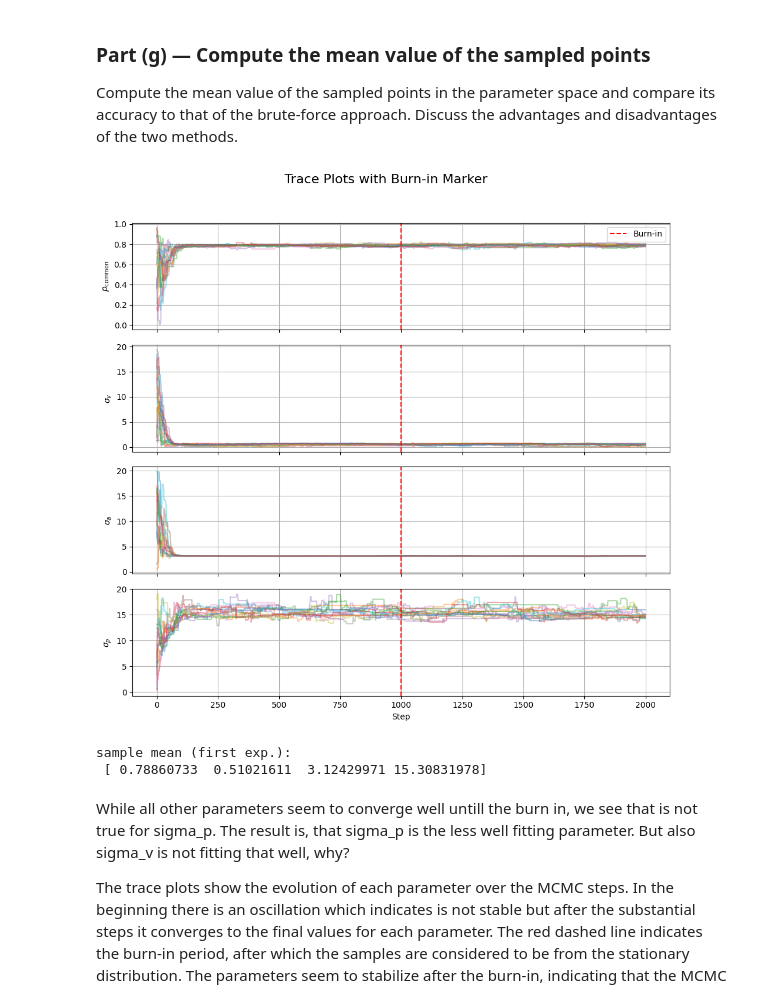
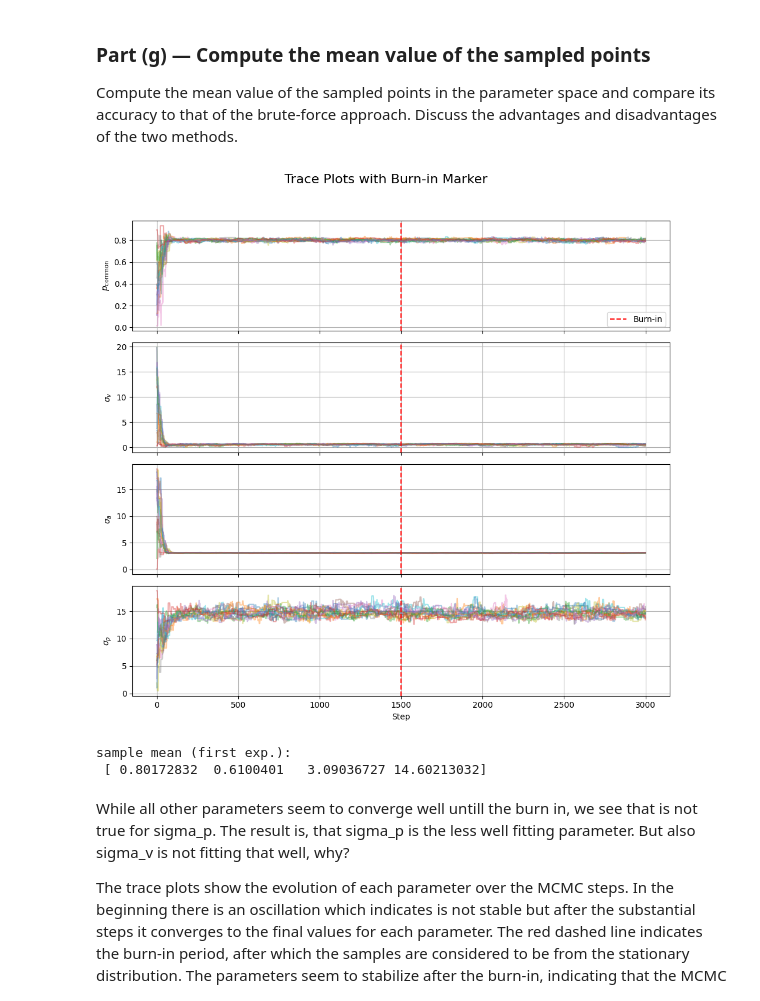
Before and after one commit to Anina2407/Causal-Inference-in-Multisensory-Perception, a Jupyter notebook: msi.ipynb, the cells around one changed output. Drawn from its saved outputs; the diff is of its cells as text; code cells hidden in the pictures.

```diff
--- a/msi.ipynb
+++ b/msi.ipynb
@@ -1332,7 +1334,7 @@ def log_posterior(theta, data_exp):
         return -np.inf
     return lp + compute_loglikelihood(data_exp, *theta)
 # %%
-def MCMC_sampler(log_posterior, data_exp, nwalkers=15, nsteps=2000, discard_factor=2, thin_factor=0.5):
+def MCMC_sampler_SHK(log_posterior, data_exp, nwalkers=15, nsteps=2000, discard_factor=2, thin_factor=0.5):
     """
     Perform MCMC sampling using emcee.
 
@@ -1373,6 +1375,31 @@ def MCMC_sampler(log_posterior, data_exp, nwalkers=15, nsteps=2000, discard_fact
     # Extract samples after burn-in and thinning
     samples = sampler.get_chain(discard=discard, thin=thin, flat=True)
     return samples, sampler
+# %%
+import emcee
+import corner
+
+def MCMC_sampler(log_posterior, data_exp):
+    ndim = 4  # 4 parameter: p_common, sigma_v, sigma_a, sigma_p
+    nwalkers = 15  # number of parallel chains; nwalkers >= 2*ndim
+# independent random samples for each walker, ensuring they all start in slightly differen locations in parameter space
+    p_common_init = np.random.uniform(1e-5, 1.0, size=(nwalkers, 1))       # p_common ∈ (0, 1)
+    sigmas_init   = np.random.uniform(1e-5, 20.0, size=(nwalkers, 3))      # sigma_v, sigma_a, sigma_p ∈ (0, 20)
+    initial_positions = np.hstack([p_common_init, sigmas_init])
+    #nsteps = 200 #for fast test
+    nsteps = 3000 #realistic
+
+    sampler = emcee.EnsembleSampler(nwalkers, ndim, log_posterior, args=[data_exp])
+    print("Running MCMC sampling...")
+    sampler.run_mcmc(initial_positions, nsteps, progress=True)
+    #discarc (skip caused by burn-in)
+    #thin to reduce autocorrelation (keeping only every k-th sample.)
+    #discard = 40 #for fast test
+    #thin = 1 # for fast test
+    discard = 1500 #realistic
+    thin = 5 #realistic
+    samples = sampler.get_chain(discard=discard, thin=thin, flat=True)
+    return samples, sampler
 # %%
 def plot_trace(sampler, discard=100, param_names=None):
     chains = sampler.get_chain()  # shape: (nsteps, nwalkers, ndim)
@@ -1411,13 +1437,13 @@ Compute the mean value of the sampled points in the parameter space and compare
 disadvantages of the two methods.
 # %%
 # Plot MCMC trace (burn-in visualization)
-plot_trace(sampler, discard=1000, param_names=param_names)
+plot_trace(sampler, discard=1500, param_names=param_names)
 samples_mean = np.mean(samples,axis=0)
 print('sample mean (first exp.):\n', samples_mean)
 # %% [output]
-[figure, old version]
+[figure, new version]
 sample mean (first exp.):
- [ 0.78860733  0.51021611  3.12429971 15.30831978]
+ [ 0.80172832  0.6100401   3.09036727 14.60213032]
 # %% [markdown]
 While all other parameters seem to converge well untill the burn in, we see that is not true for sigma_p. The result is, that sigma_p is the less well fitting parameter. But also sigma_v is not fitting that well, why?
 
```
Also changed, not shown: parts of 29 cells of this notebook.
